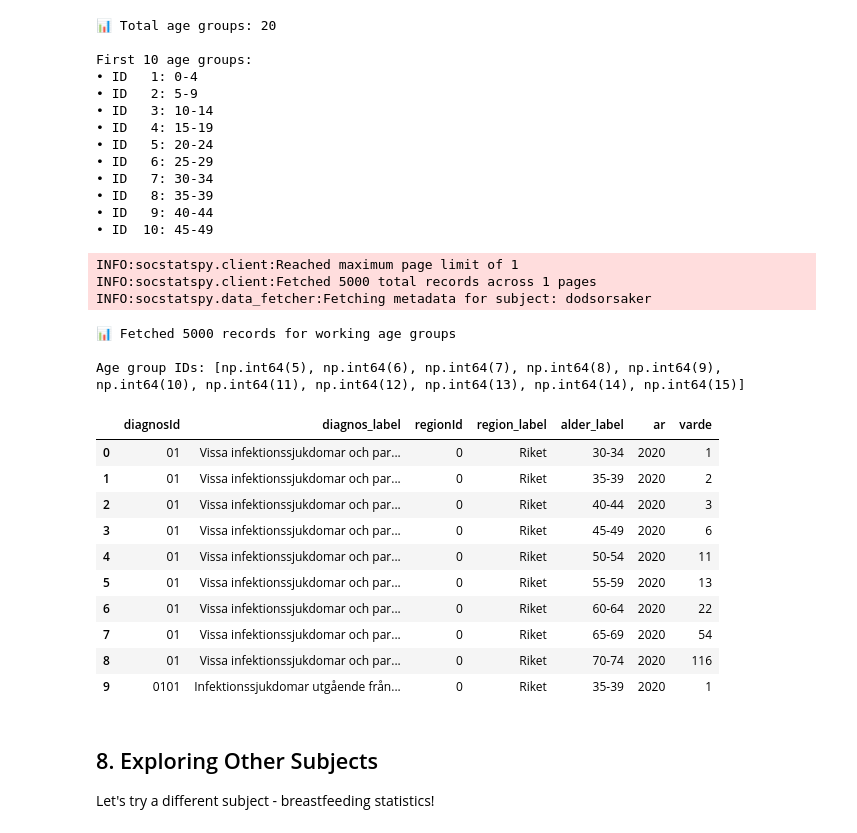
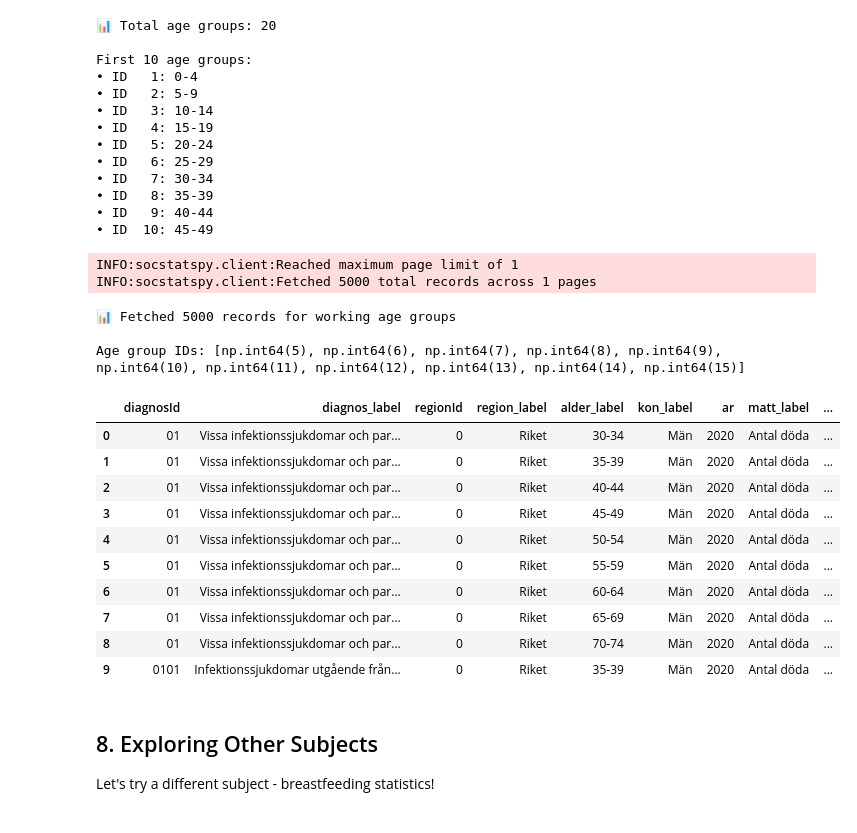
Before and after one commit to xemarap/socstatspy, a Jupyter notebook: tutorials/Getting_Started.ipynb, the cells around one changed output. Saved outputs shown, nothing was run; the diff lists cells and outputs as text; code cells hidden in the pictures.

```diff
--- a/tutorials/Getting_Started.ipynb
+++ b/tutorials/Getting_Started.ipynb
@@ -342,35 +342,34 @@ First 10 age groups:
 # %%
 # Analyze working age population (example: age groups 5-15)
 df_age = client.get_data_as_dataframe(
     subject='dodsorsaker',
     matt=1,
     alder=list(range(5, 16)),  # ✅ Age groups 5 through 15
     ar=2020,
     max_pages=1,
     include_metadata=True
 )
 
 print(f"📊 Fetched {len(df_age)} records for working age groups")
 print(f"\nAge group IDs: {sorted(df_age['alderId'].unique())}")
-df_age[['diagnosId', 'diagnos_label', 'regionId', 'region_label', 'alder_label', 'ar', 'varde']].head(n=10)
+df_age[['diagnosId', 'diagnos_label', 'regionId', 'region_label', 'alder_label', 'kon_label', 'ar', 'matt_label', 'varde']].head(n=10)
 # %% [output]
 INFO:socstatspy.client:Reached maximum page limit of 1
 INFO:socstatspy.client:Fetched 5000 total records across 1 pages
-INFO:socstatspy.data_fetcher:Fetching metadata for subject: dodsorsaker
 📊 Fetched 5000 records for working age groups
 
 Age group IDs: [np.int64(5), np.int64(6), np.int64(7), np.int64(8), np.int64(9), np.int64(10), np.int64(11), np.int64(12), np.int64(13), np.int64(14), np.int64(15)]
-|  | diagnosId | diagnos_label | regionId | region_label | alder_label | ar | varde |
-| 0 | 01 | Vissa infektionssjukdomar och par... | 0 | Riket | 30-34 | 2020 | 1 |
-| 1 | 01 | Vissa infektionssjukdomar och par... | 0 | Riket | 35-39 | 2020 | 2 |
-| 2 | 01 | Vissa infektionssjukdomar och par... | 0 | Riket | 40-44 | 2020 | 3 |
-| 3 | 01 | Vissa infektionssjukdomar och par... | 0 | Riket | 45-49 | 2020 | 6 |
-| 4 | 01 | Vissa infektionssjukdomar och par... | 0 | Riket | 50-54 | 2020 | 11 |
-| 5 | 01 | Vissa infektionssjukdomar och par... | 0 | Riket | 55-59 | 2020 | 13 |
-| 6 | 01 | Vissa infektionssjukdomar och par... | 0 | Riket | 60-64 | 2020 | 22 |
-| 7 | 01 | Vissa infektionssjukdomar och par... | 0 | Riket | 65-69 | 2020 | 54 |
-| 8 | 01 | Vissa infektionssjukdomar och par... | 0 | Riket | 70-74 | 2020 | 116 |
-| 9 | 0101 | Infektionssjukdomar utgående från... | 0 | Riket | 35-39 | 2020 | 1 |
+|  | diagnosId | diagnos_label | regionId | region_label | alder_label | kon_label | ar | matt_label | ... |
+| 0 | 01 | Vissa infektionssjukdomar och par... | 0 | Riket | 30-34 | Män | 2020 | Antal döda | ... |
+| 1 | 01 | Vissa infektionssjukdomar och par... | 0 | Riket | 35-39 | Män | 2020 | Antal döda | ... |
+| 2 | 01 | Vissa infektionssjukdomar och par... | 0 | Riket | 40-44 | Män | 2020 | Antal döda | ... |
+| 3 | 01 | Vissa infektionssjukdomar och par... | 0 | Riket | 45-49 | Män | 2020 | Antal döda | ... |
+| 4 | 01 | Vissa infektionssjukdomar och par... | 0 | Riket | 50-54 | Män | 2020 | Antal döda | ... |
+| 5 | 01 | Vissa infektionssjukdomar och par... | 0 | Riket | 55-59 | Män | 2020 | Antal döda | ... |
+| 6 | 01 | Vissa infektionssjukdomar och par... | 0 | Riket | 60-64 | Män | 2020 | Antal döda | ... |
+| 7 | 01 | Vissa infektionssjukdomar och par... | 0 | Riket | 65-69 | Män | 2020 | Antal döda | ... |
+| 8 | 01 | Vissa infektionssjukdomar och par... | 0 | Riket | 70-74 | Män | 2020 | Antal döda | ... |
+| 9 | 0101 | Infektionssjukdomar utgående från... | 0 | Riket | 35-39 | Män | 2020 | Antal döda | ... |
 # %% [markdown]
 ## 8. Exploring Other Subjects
 
```
Also changed, not shown: parts of 4 cells of this notebook.
